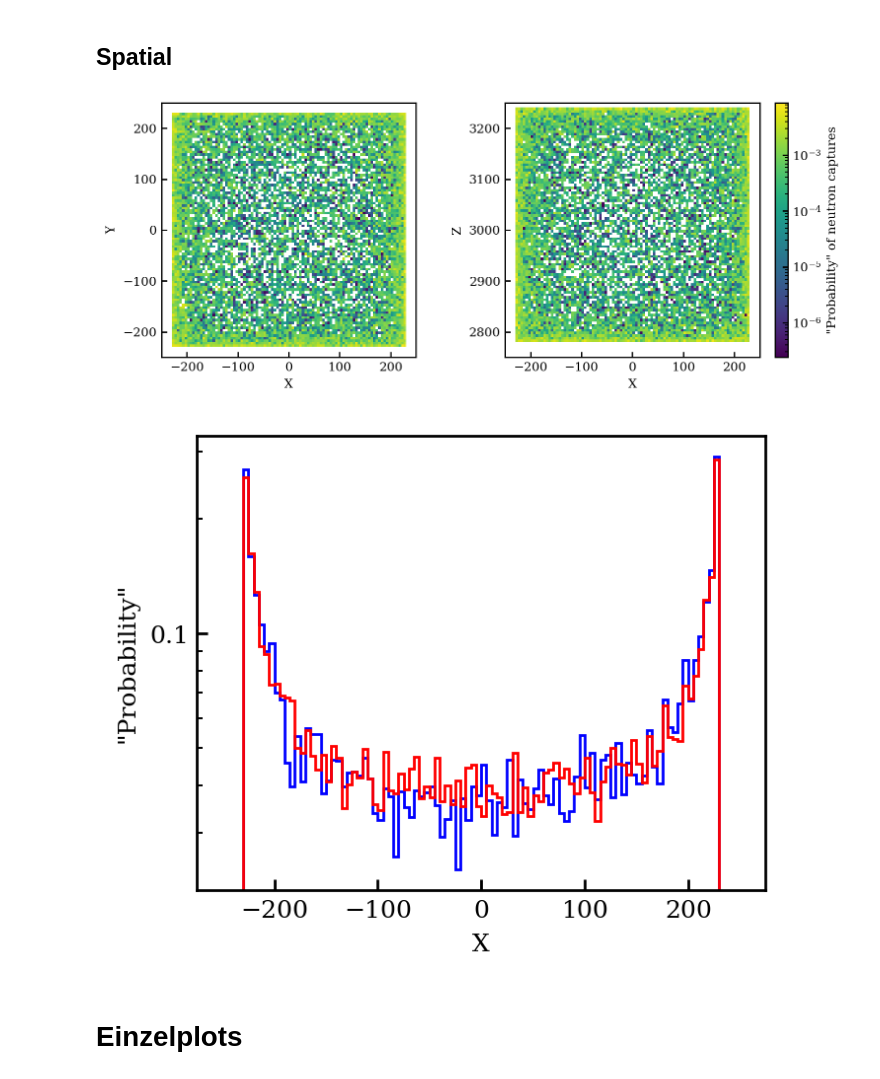
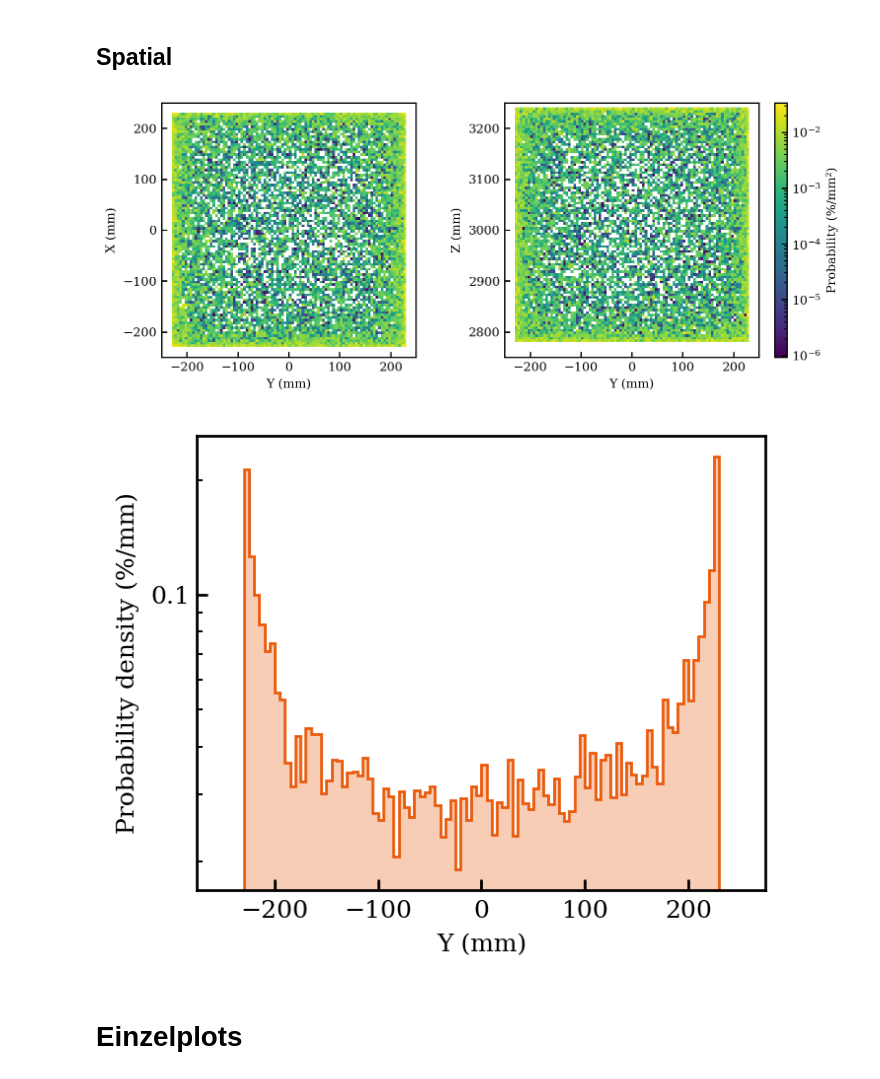
Before and after one commit to B-Koberg/XeSim, a Jupyter notebook: notebooks/Analysis_Plots.ipynb, the cells around one changed output. Drawn from its saved outputs; the diff is of its cells as text; code cells hidden in the pictures.

```diff
--- a/notebooks/Analysis_Plots.ipynb
+++ b/notebooks/Analysis_Plots.ipynb
@@ -681,12 +823,14 @@ bins_all = np.load(path, allow_pickle=True)['bins_all']
 laenge = np.load(path, allow_pickle=True)['laenge']  # Speichere die Länge der Daten
 
 # 5 cm slices
+# %%
+bin_breite_spatial = 500 / 100
 # %%
 x_range, y_range, z_range = ranges
 x_bins, y_bins, z_bins = bins_all
 
-xy_proj = hist_xy_vals
-xz_proj = hist_xz_vals
+xy_proj = hist_xy_vals / hist_xy_vals.sum() * 100 / bin_breite_spatial  # Normalisiere die Projektion
+xz_proj = hist_xz_vals / hist_xz_vals.sum() * 100 / bin_breite_spatial  # Normalisiere die Projektion
 
 max_val_xy = xy_proj.max()
 max_val_xz = xz_proj.max()
@@ -708,50 +852,50 @@ norm = mpl.colors.LogNorm(vmin=min_val, vmax=max_val)
 
 ax[0].imshow(
     xy_proj.T,
-    extent=(x_range[0], x_range[1], y_range[0], y_range[1]),
+    extent=(y_range[0], y_range[1], x_range[0], x_range[1]),
     origin='lower',
     aspect=aspect,
     norm=norm
 )
-ax[0].set_xlabel('X')
-ax[0].set_ylabel('Y')
+ax[0].set_xlabel('Y (mm)')
+ax[0].set_ylabel('X (mm)')
 
 
 
 # XZ-Projektion (Summe über y)
 ax[1].imshow(
     xz_proj.view().T,
-    extent=(x_range[0], x_range[1], z_range[0], z_range[1]),
+    extent=(y_range[0], y_range[1], z_range[0], z_range[1]),
     origin='lower',
     aspect=aspect,
     norm=norm
 )
-ax[1].set_xlabel('X')
-ax[1].set_ylabel('Z')
+ax[1].set_xlabel('Y (mm)')
+ax[1].set_ylabel('Z (mm)')
 
-fig.colorbar(ax[1].images[0], ax=ax[1], label='"Probability" of neutron captures')
+fig.colorbar(ax[1].images[0], ax=ax[1], label='Probability (%/mm²)')
 plt.savefig(f"/home/b/bkoberg/AGW_LowRad/home/bkoberg/XeSim/notebooks/Pictures/4_7e82d44/NoAbsorber/10cm/Spatial_dist_NC.pdf")
 plt.show()
 # %% [output]
-[figure, old version]
+[figure, new version]
 # %%
 x_sumy = xy_proj.sum(axis=1)
 x_sumz = xz_proj.sum(axis=1)
 
-x = np.linspace(x_range[0], x_range[1], len(x_sumy))
+x = np.linspace(y_range[0], y_range[1], len(x_sumy))
 
 
-plt.hist(x, bins=x_bins, weights=x_sumy, histtype='step', color='blue', label='Summe über Y')
-#plt.hist(x, bins=x_bins, weights=x_sumy, histtype='stepfilled', color='blue', alpha=0.3)
-plt.hist(x, bins=x_bins, weights=x_sumz, histtype='step', color='red', label='Summe über Z')
+plt.hist(x, bins=x_bins, weights=x_sumy / bin_breite_spatial, histtype='step', color=xps.colors['orange'], label='Summe über Y')
+plt.hist(x, bins=x_bins, weights=x_sumy / bin_breite_spatial, histtype='stepfilled', color=xps.colors['orange'], alpha=0.3)
+#plt.hist(x, bins=x_bins, weights=x_sumz, histtype='stepfilled', color=xps.colors['graphit'], label='Summe über Z')
 #plt.hist(x, bins=x_bins, weights=x_sumz, histtype='stepfilled', color='red', alpha=0.3)
 
-plt.xlabel('X')
-plt.ylabel('"Probability"')
+plt.xlabel('Y (mm)')
+plt.ylabel('Probability density (%/mm)')
 plt.yscale('log')
 plt.savefig(f"/home/b/bkoberg/AGW_LowRad/home/bkoberg/XeSim/notebooks/Pictures/4_7e82d44/NoAbsorber/10cm/Spatial_dist_NC_x.pdf")
 # %% [output]
-[figure, old version]
+[figure, new version]
 # %% [markdown]
 # Einzelplots
 # %%
```
Also changed, not shown: parts of 18 cells of this notebook, 25 other files.
